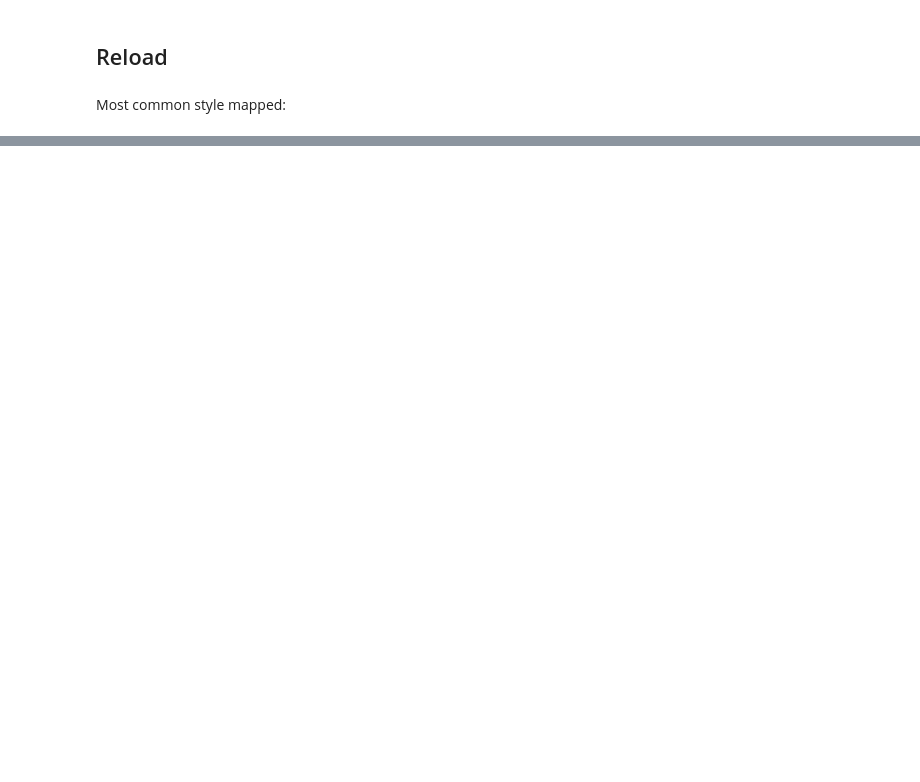
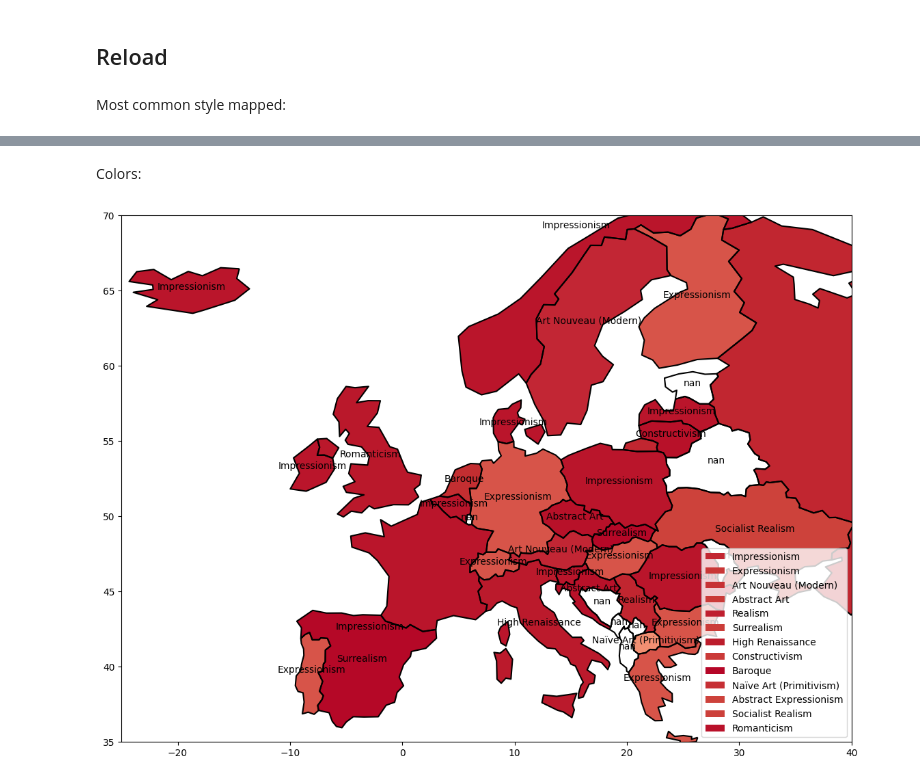
Before and after one commit to me9hanics/ArtProject, a Jupyter notebook: networks/time_and_place.ipynb, the cells around one changed output, grey strips where cells are left out. Drawn from its saved outputs; the diff is of its cells as text; code cells hidden in the pictures; blank space fills up the shorter version.

Commit message:
add geographical plot

```diff
--- a/networks/time_and_place.ipynb
+++ b/networks/time_and_place.ipynb
@@ -298,0 +348,63 @@ wikiart
+# %% [markdown]
+Colors:
+# %%
+import geopandas as gpd
+import matplotlib.pyplot as plt
+from matplotlib.colors import LinearSegmentedColormap
+
+style_age = {
+    'Impressionism': 1860,
+    'Expressionism': 1905,
+    'Art Nouveau (Modern)': 1890,
+    'Abstract Art': 1910,
+    'Realism': 1840,
+    'Surrealism': 1920,
+    'High Renaissance': 1490,
+    'Constructivism': 1913,
+    'Baroque': 1600,
+    'Naïve Art (Primitivism)': 1880,
+    'Abstract Expressionism': 1940,
+    'Socialist Realism': 1930,
+    'Romanticism': 1800
+}
+
+# Create a more colorful colormap based on style_age
+cmap = LinearSegmentedColormap.from_list("StyleAge", [plt.cm.coolwarm(age / max(style_age.values())) for style, age in style_age.items()])
+
+# Assuming you have a world shapefile named 'world.shp'
+world = gpd.read_file(gpd.datasets.get_path('naturalearth_lowres'))
+
+# Filter for only European countries
+europe = world[(world['continent'] == 'Europe')]
+
+# Merge Europe data with most_popular_styles
+europe = europe.merge(most_popular_styles, how='left', left_on='name', right_on='Countries')
+
+# Plot the map
+fig, ax = plt.subplots(1, 1, figsize=(15, 10))
+
+# Plot the boundaries
+europe.boundary.plot(ax=ax, color='black')
+
+# Plot the countries, colored by style
+europe['style_color'] = europe['style'].map({style: cmap(age / max(style_age.values())) for style, age in style_age.items()})
+europe.plot(column='style_color', ax=ax, legend=True, cmap=cmap)
+
+# Annotate the countries with their style
+europe.apply(lambda x: ax.annotate(text=x.style, xy=x.geometry.centroid.coords[0], ha='center'), axis=1)
+
+# Set x and y limits to zoom in on Europe
+ax.set_xlim(-25, 40)
+ax.set_ylim(35, 70)
+
+# Create a custom legend
+handles = []
+labels = []
+for style, age in style_age.items():
+    handles.append(plt.Rectangle((0, 0), 1, 1, fc=cmap(age / max(style_age.values()))))
+    labels.append(style)
+ax.legend(handles, labels, loc='lower right')
+
+plt.show()
+# %% [output]
+[figure, added]
```
Also changed, not shown: parts of 9 cells of this notebook, 1 other file.
